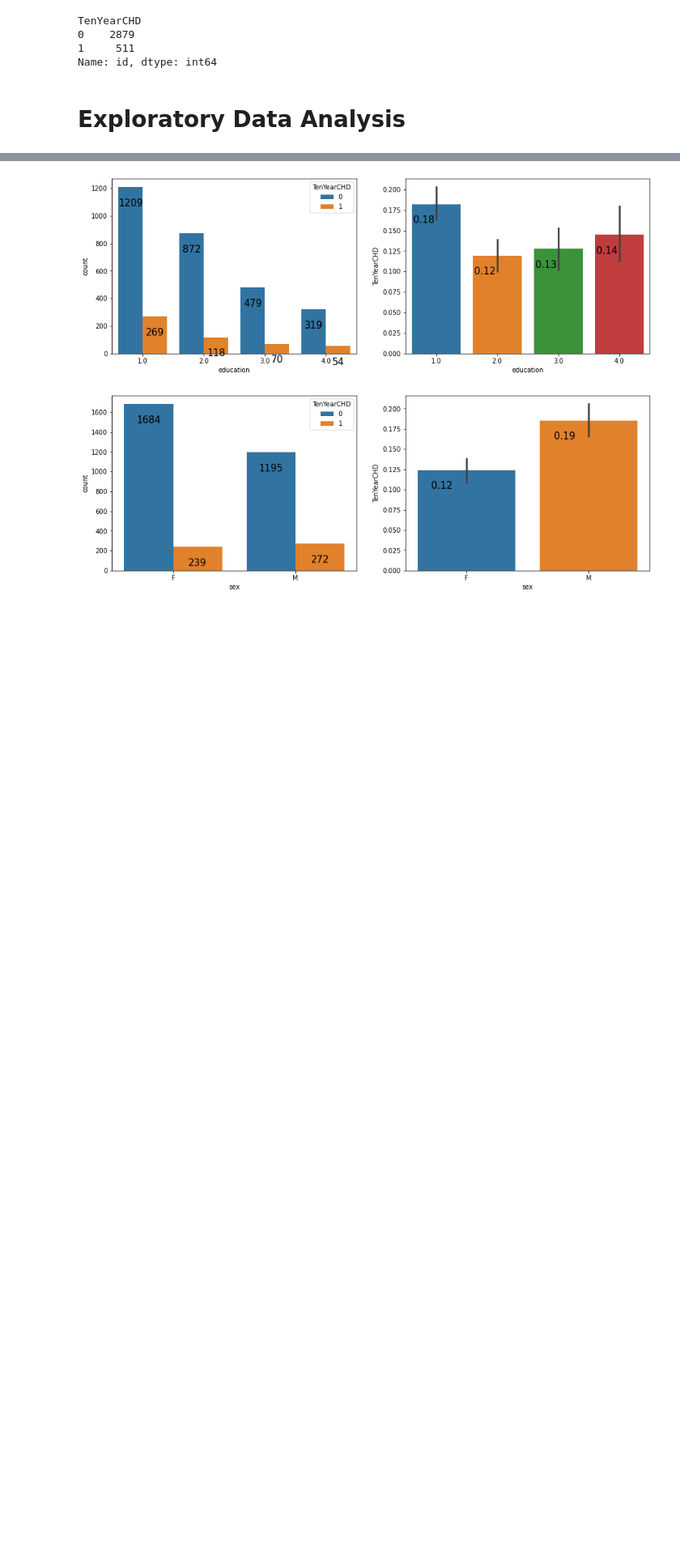
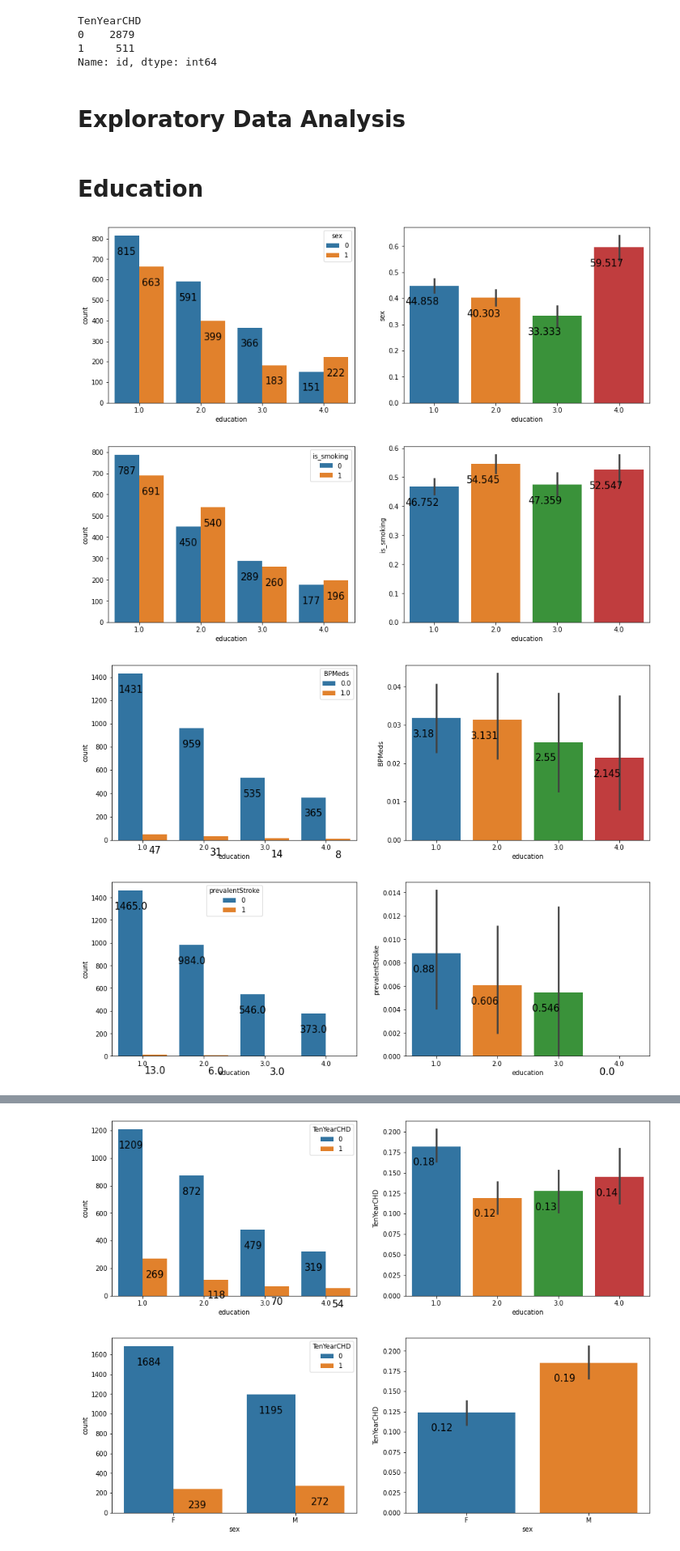
Before and after one commit to Rochakr4/CAPSTONE-PROJECT-3--Cardiovascular-Risk-Prediction, a Jupyter notebook: CAPSTONE_PROJECT_3_Cardiovascular_Risk_Prediction.ipynb, the cells around one changed output, grey strips where cells are left out. Shown at 81% size. Drawn from its saved outputs; the diff is of its cells as text; code cells hidden in the pictures; blank space fills up the shorter version.

```diff
--- a/CAPSTONE_PROJECT_3_Cardiovascular_Risk_Prediction.ipynb
+++ b/CAPSTONE_PROJECT_3_Cardiovascular_Risk_Prediction.ipynb
@@ -158,5 +158,25 @@ TenYearCHD
 0    2879
 1     511
 Name: id, dtype: int64
+# %%
+data_df['sex']=np.where(data_df['sex']=='M',1,0)
+data_df['is_smoking']=np.where(data_df['is_smoking']=='YES',1,0)
 # %% [markdown]
 # **Exploratory Data Analysis**
+# %% [markdown]
+# Education
+# %%
+
+for v in ['sex', 'is_smoking', 'BPMeds', 'prevalentStroke', 'prevalentHyp', 'diabetes']:
+  fig, axes = plt.subplots(1,2,figsize=(15,5))
+  ch=sns.countplot(x='education',hue=v,data=data_df, ax=axes[0])
+  for p in ch.patches:
+        ch.annotate(f'\n{p.get_height()}', (p.get_x()+0.2, p.get_height()), ha='center', va='top', size=15)
+  vh=sns.barplot('education',v, data = data_df, ax=axes[1])
+  for p in vh.patches:
+        vh.annotate(f'\n{round(p.get_height()*100,3)}', (p.get_x()+0.2, p.get_height()), ha='center', va='top', size=15)
+# %% [output]
+[figure, added]
+[figure, added]
+[figure, added]
+[figure, added]
```
Also changed, not shown: parts of 10 cells of this notebook.
